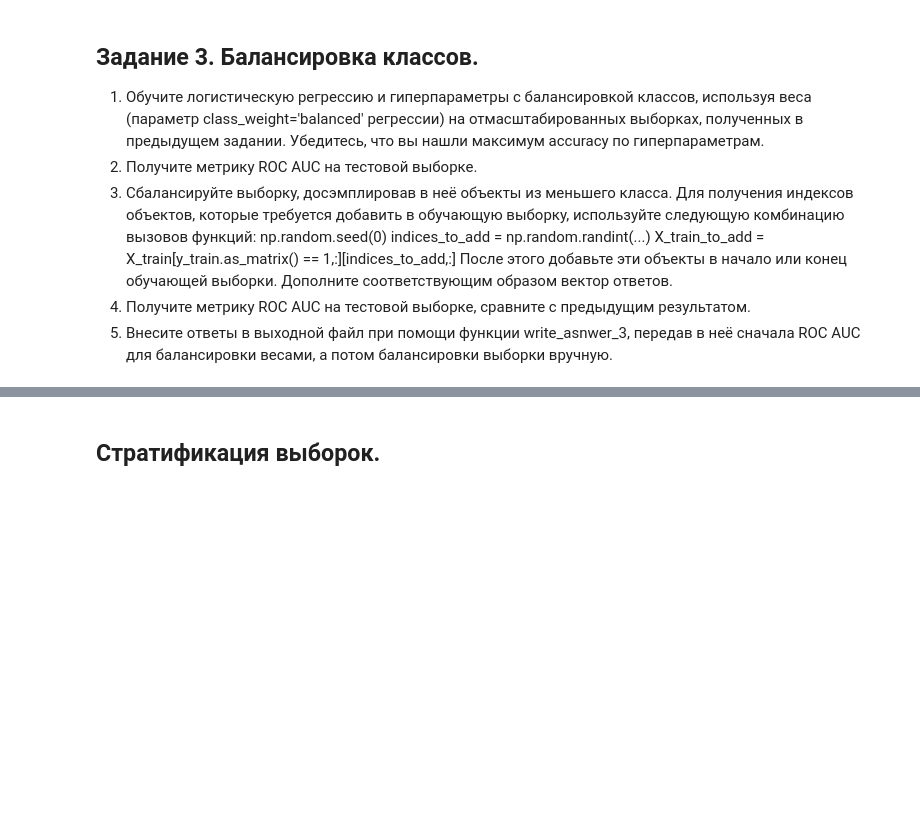
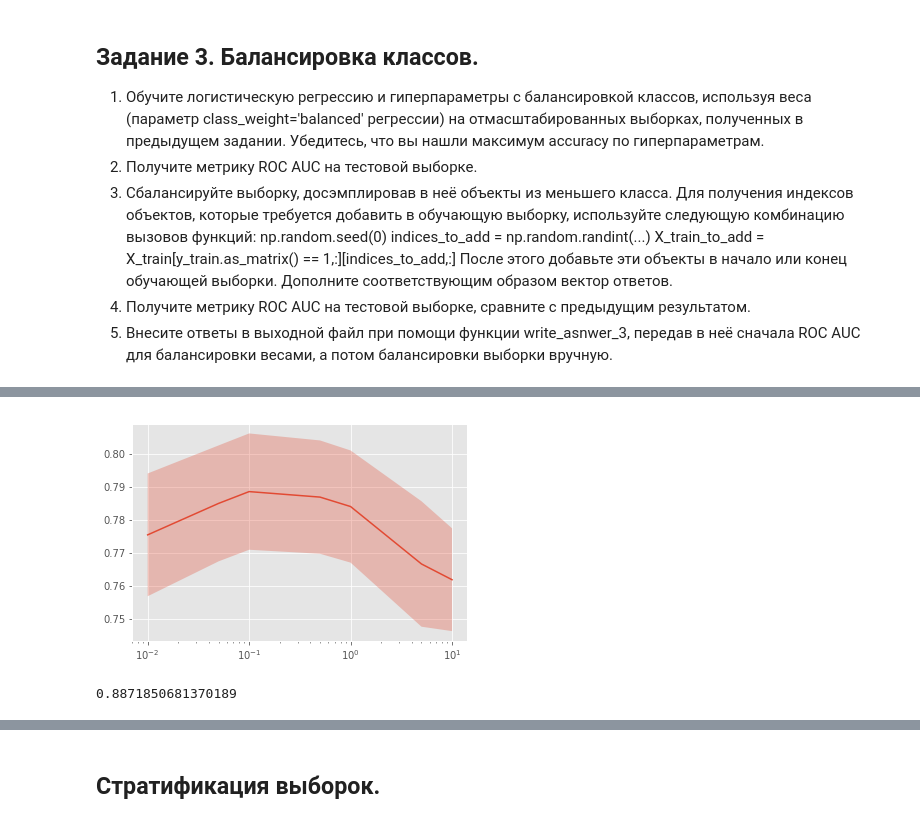
Before and after one commit to kcostya/mipt, a Jupyter notebook: supervised-learning/week-3/hw/Preprocessing_LR.ipynb, the cells around one changed output, grey strips where cells are left out. Drawn from its saved outputs; the diff is of its cells as text; code cells hidden in the pictures; blank space fills up the shorter version.

```diff
--- a/supervised-learning/week-3/hw/Preprocessing_LR.ipynb
+++ b/supervised-learning/week-3/hw/Preprocessing_LR.ipynb
@@ -504,0 +506,5 @@ def write_answer_3(auc_1, auc_2):
+# %%
+lr = LogisticRegression(class_weight='balanced')
+# %%
+gcv = GridSearchCV(lr, param_grid)
+gcv.fit(X_train, y_train)
@@ -504,0 +520,10 @@ def write_answer_3(auc_1, auc_2):
+# %%
+plot_scores(gcv)
+# %% [output]
+[figure, added]
+# %%
+predicted = gcv.predict_proba(X_test)[:, 1]
+auc1 = roc_auc_score(y_test, predicted)
+print(auc1)
+# %% [output]
+0.8871850681370189
```
Also changed, not shown: parts of 9 cells of this notebook, 1 other file.
